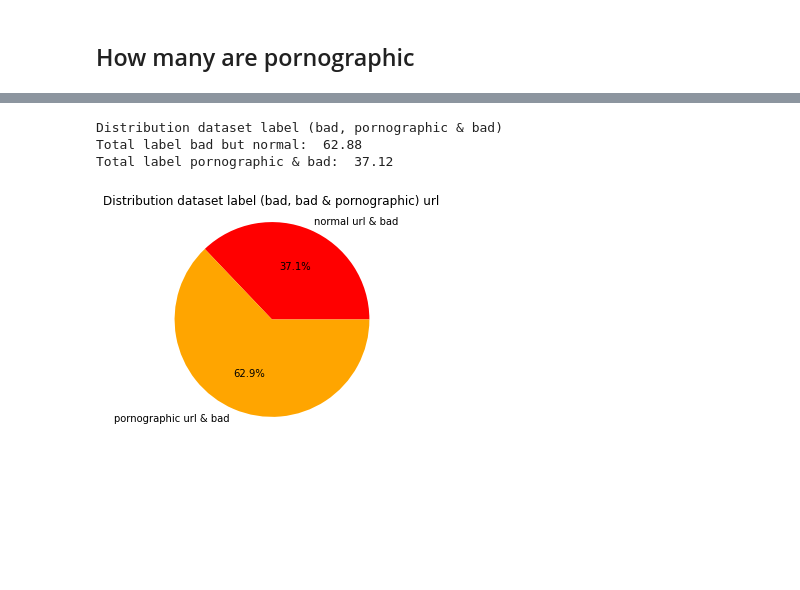
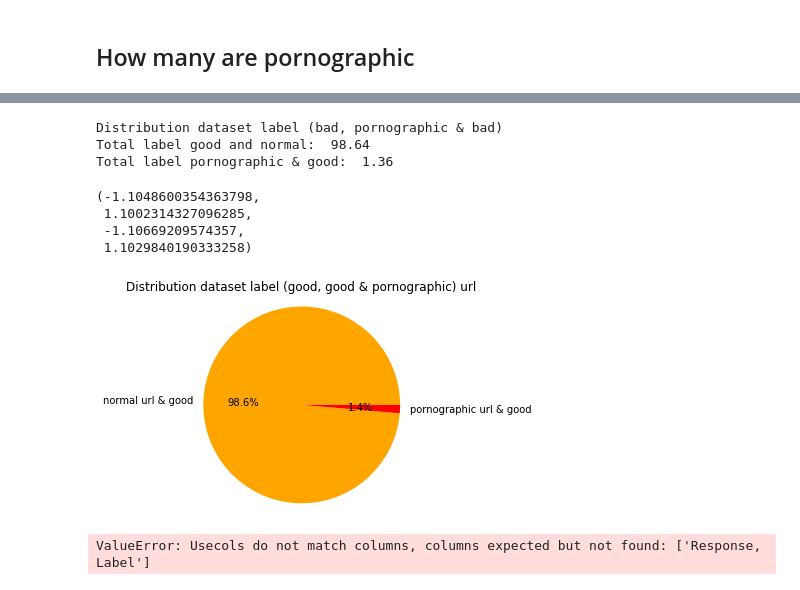
Before and after one commit to rikp777/stat_project, a Jupyter notebook: stat_project.ipynb, the cells around one changed output, grey strips where cells are left out. Saved outputs shown, nothing was run; the diff lists cells and outputs as text; code cells hidden in the pictures; blank space fills up the shorter version.

```diff
--- a/stat_project.ipynb
+++ b/stat_project.ipynb
@@ -194,25 +213,25 @@ plt.show()
 # %%
-# Filter words to identify pornographic urls
-bad_words = ['adult', 'porn', 'ass', 'tits', 'xxx', 'dildo', 'naked', 'sex', 'slave', 'naughty', 'fetish',
-                 'hardcore', 'escort', 'sluts', 'pussy', 'porno', 'eroti']
-df_bad_filtered = df_bad[~df_bad.url.str.contains('|'.join(bad_words)).groupby(level=0).any()]
-total_label_bad_porn = 100 - (len(df_bad_filtered) / len(df_bad) * 100)
-total_label_bad = len(df_bad_filtered) / len(df_bad) * 100
-distribution_percentage_label = total_label_bad_porn, total_label_bad
+df_good_filtered = df_good[~df_good.url.str.contains('|'.join(bad_words)).groupby(level=0).any()]
+total_label_good_porn = 100 - (len(df_good_filtered) / len(df_good) * 100)
+total_label_good = len(df_good_filtered) / len(df_good) *100
+distribution_percentage_label_good = total_label_good, total_label_good_porn,
 
 # region  Distribution
 print("Distribution dataset label (bad, pornographic & bad)")
-print("Total label bad but normal: ", str(round(total_label_bad, 2)))
-print("Total label pornographic & bad: ", str(round(total_label_bad_porn, 2)))
+print("Total label good and normal: ", str(round(total_label_good, 2)))
+print("Total label pornographic & good: ", str(round(total_label_good_porn, 2)))
 
-labels = 'normal url & bad', 'pornographic url & bad'
-colors = ['red', 'orange']
-plt.pie(distribution_percentage_label, labels=labels, autopct='%1.1f%%', colors=colors)
-plt.title('Distribution dataset label (bad, bad & pornographic) url')
+labels = 'normal url & good', 'pornographic url & good'
+colors = ['orange', 'red']
+plt.pie(distribution_percentage_label_good, labels=labels, autopct='%1.1f%%', colors=colors)
+plt.title('Distribution dataset label (good, good & pornographic) url')
 plt.axis('equal')
-plt.show()
 # %% [output]
 Distribution dataset label (bad, pornographic & bad)
-Total label bad but normal:  62.88
-Total label pornographic & bad:  37.12
+Total label good and normal:  98.64
+Total label pornographic & good:  1.36
+(-1.1048600354363798,
+ 1.1002314327096285,
+ -1.10669209574357,
+ 1.1029840190333258)
-[figure, old version]
+[figure, new version]
@@ -223,0 +238,7 @@ plt.ylabel("js_len")
+# %%
+df_gibberish = pd.read_csv("./dataset/Gibberish.csv", sep=',',usecols=['Response, Label'])
+
+from sklearn.model_selection import train_test_split
+X_train, X_test, Y_train, Y_test, = train_test_split(df_gibberish['Response'], df_gibberish['Label'], test_size=0.25)
+# %% [output]
+ValueError: Usecols do not match columns, columns expected but not found: ['Response, Label']
```
Also changed, not shown: parts of 15 cells of this notebook, 5 other files.
